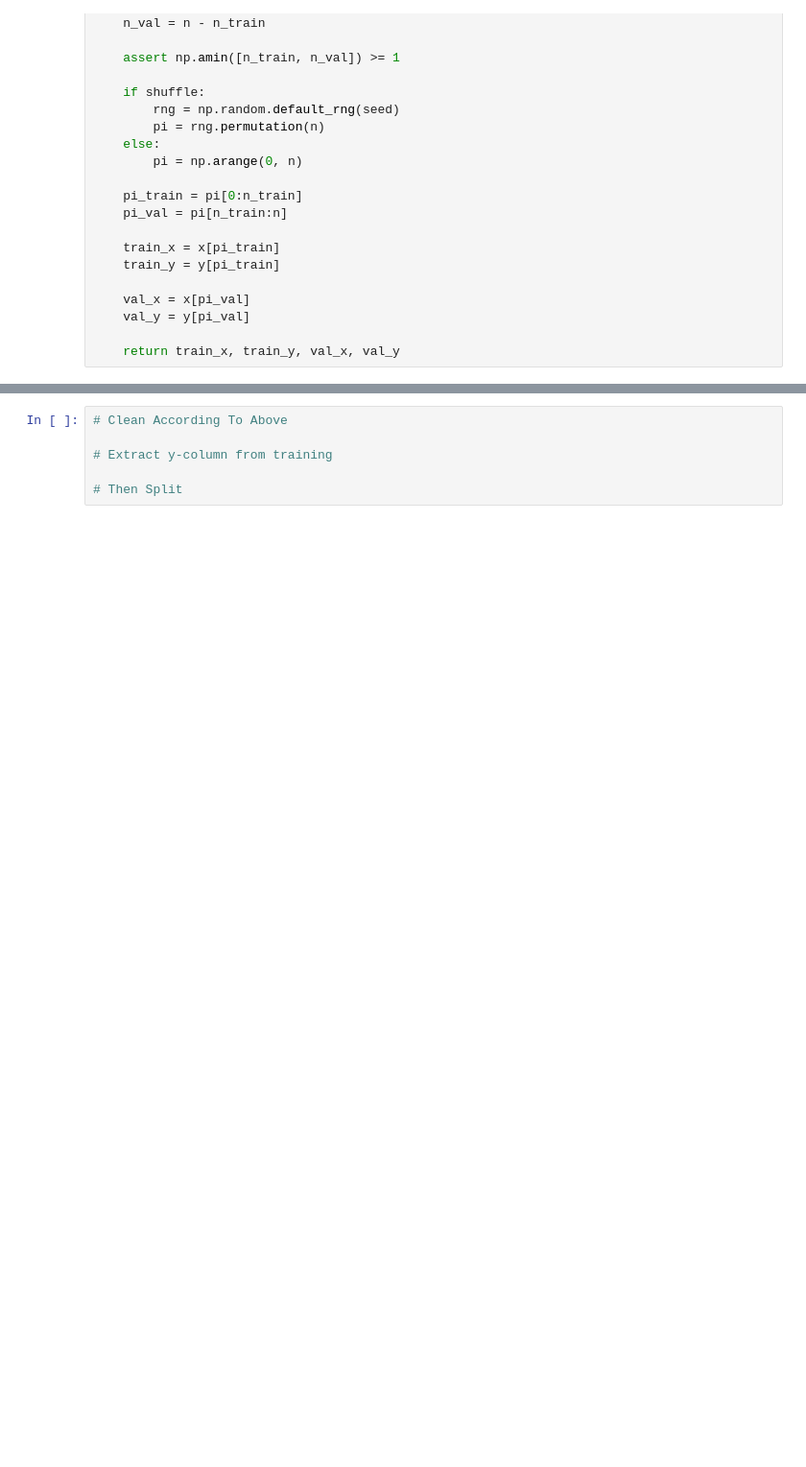
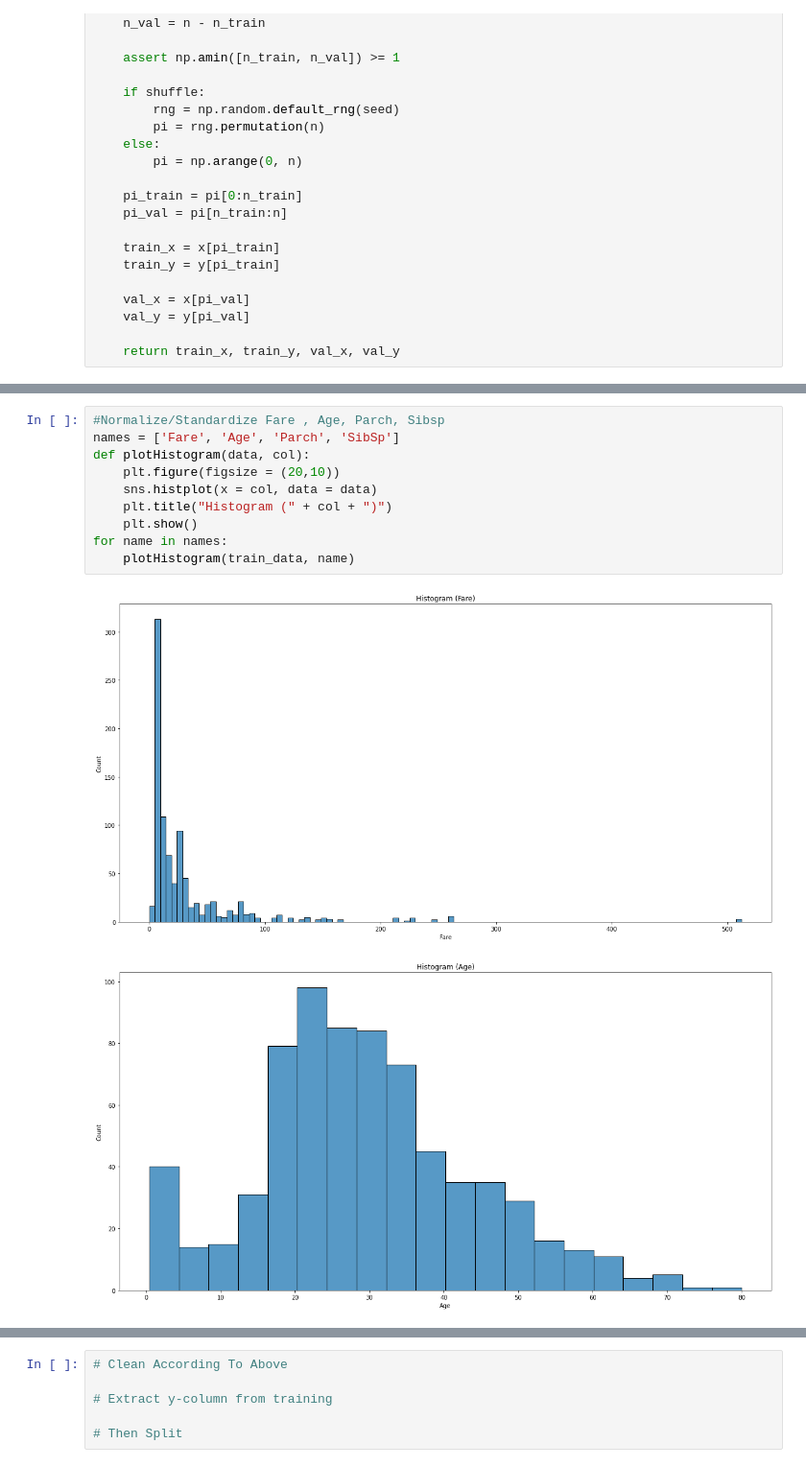
Before and after one commit to malogalbo/BasicTitanic, a Jupyter notebook: Titanic_Work.ipynb, the cells around one changed output, grey strips where cells are left out. Shown at 96% size. Cells and saved outputs as stored; diff of their text form; blank space fills up the shorter version.

```diff
--- a/Titanic_Work.ipynb
+++ b/Titanic_Work.ipynb
@@ -96,0 +121,13 @@ y-column:
+# %%
+#Normalize/Standardize Fare , Age, Parch, Sibsp
+names = ['Fare', 'Age', 'Parch', 'SibSp']
+def plotHistogram(data, col):
+    plt.figure(figsize = (20,10))
+    sns.histplot(x = col, data = data)
+    plt.title("Histogram (" + col + ")")
+    plt.show()
+for name in names:
+    plotHistogram(train_data, name)
+# %% [output]
+[figure, added]
+[figure, added]
```
Also changed, not shown: parts of 15 cells of this notebook.
